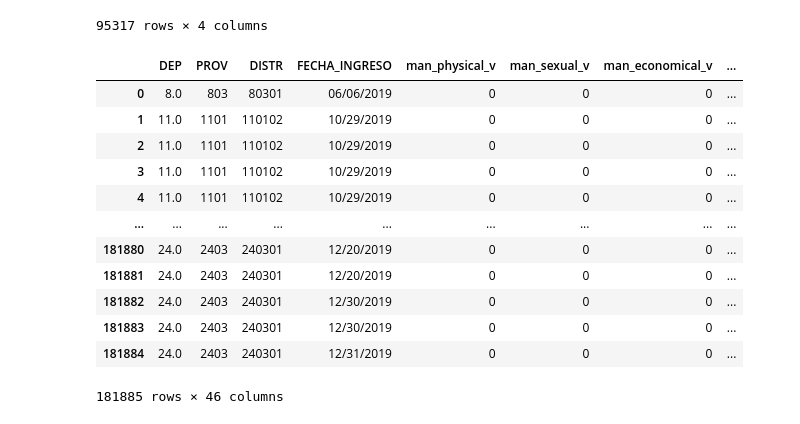
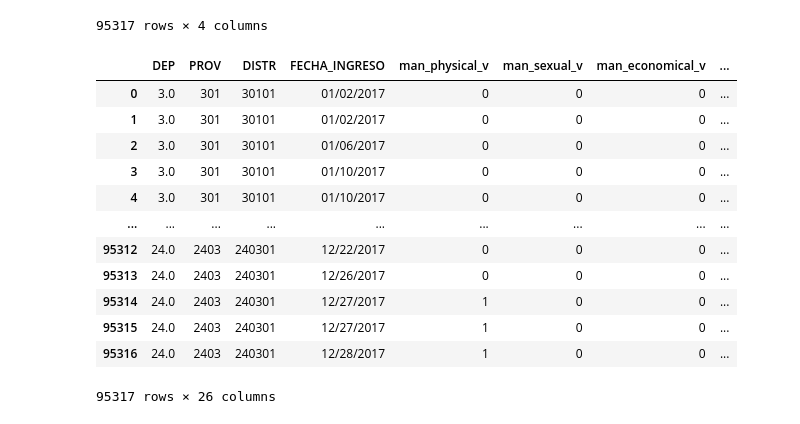
Before and after one commit to hpunk/thesis_preprocessing, a Jupyter notebook: APP_impact_module/preprocessing_impact_cem_data.ipynb, the cells around one changed output. Saved outputs shown, nothing was run; the diff lists cells and outputs as text; code cells hidden in the pictures.

Commit message:
preprocessing impact cem data updated

```diff
--- a/APP_impact_module/preprocessing_impact_cem_data.ipynb
+++ b/APP_impact_module/preprocessing_impact_cem_data.ipynb
@@ -219,20 +221,6 @@ CEM_df_2017_with_ubigeo = add_ubigeo_fields_to_CEM_df(UBIGEO,CEM_df_2017)
 CEM_df_2018_with_ubigeo = add_ubigeo_fields_to_CEM_df(UBIGEO,CEM_df_2018)
 CEM_df_2019_with_ubigeo = add_ubigeo_fields_to_CEM_df(UBIGEO,CEM_df_2019)
 CEM_df_2020_with_ubigeo = add_ubigeo_fields_to_CEM_df(UBIGEO,CEM_df_2020)
-# %%
-def generate_days_ubigeo_base(cem_df):
-    days = cem_df['FECHA_INGRESO'].unique()
-    ubigeos = cem_df['DISTR'].unique()
-    DATE = []
-    DISTR = []
-    for i in range(len(days)):
-        for j in range(len(ubigeos)):
-            DATE.append(days[i])
-            DISTR.append(ubigeos[j])
-
-    data = {'DATE':DATE,'DISTR':DISTR}
-    response_df = pd.DataFrame(data)
-    return response_df
 # %%
 def generate_days_ubigeo_base(cem_df):
     return cem_df[['DEP','PROV','DISTR','FECHA_INGRESO']]
@@ -927,22 +498,22 @@ days_ubigeo_base_2017 = poblate_df(days_ubigeo_base_2017,CEM_df_2017_with_ubigeo
 days_ubigeo_base_2018 = poblate_df(days_ubigeo_base_2018,CEM_df_2018_with_ubigeo,2018)
 days_ubigeo_base_2019 = poblate_df(days_ubigeo_base_2019,CEM_df_2019_with_ubigeo,2019)
 days_ubigeo_base_2020 = poblate_df(days_ubigeo_base_2020,CEM_df_2020_with_ubigeo,2020)
-# %%
-days_ubigeo_base_2019
-# %% [output]
-|  | DEP | PROV | DISTR | FECHA_INGRESO | man_physical_v | man_sexual_v | man_economical_v | ... |
-| 0 | 8.0 | 803 | 80301 | 06/06/2019 | 0 | 0 | 0 | ... |
-| 1 | 11.0 | 1101 | 110102 | 10/29/2019 | 0 | 0 | 0 | ... |
-| 2 | 11.0 | 1101 | 110102 | 10/29/2019 | 0 | 0 | 0 | ... |
-| 3 | 11.0 | 1101 | 110102 | 10/29/2019 | 0 | 0 | 0 | ... |
-| 4 | 11.0 | 1101 | 110102 | 10/29/2019 | 0 | 0 | 0 | ... |
-| ... | ... | ... | ... | ... | ... | ... | ... | ... |
-| 181880 | 24.0 | 2403 | 240301 | 12/20/2019 | 0 | 0 | 0 | ... |
-| 181881 | 24.0 | 2403 | 240301 | 12/20/2019 | 0 | 0 | 0 | ... |
-| 181882 | 24.0 | 2403 | 240301 | 12/30/2019 | 0 | 0 | 0 | ... |
-| 181883 | 24.0 | 2403 | 240301 | 12/30/2019 | 0 | 0 | 0 | ... |
-| 181884 | 24.0 | 2403 | 240301 | 12/31/2019 | 0 | 0 | 0 | ... |
-181885 rows × 46 columns
+# %%
+days_ubigeo_base_2017
+# %% [output]
+|  | DEP | PROV | DISTR | FECHA_INGRESO | man_physical_v | man_sexual_v | man_economical_v | ... |
+| 0 | 3.0 | 301 | 30101 | 01/02/2017 | 0 | 0 | 0 | ... |
+| 1 | 3.0 | 301 | 30101 | 01/02/2017 | 0 | 0 | 0 | ... |
+| 2 | 3.0 | 301 | 30101 | 01/06/2017 | 0 | 0 | 0 | ... |
+| 3 | 3.0 | 301 | 30101 | 01/10/2017 | 0 | 0 | 0 | ... |
+| 4 | 3.0 | 301 | 30101 | 01/10/2017 | 0 | 0 | 0 | ... |
+| ... | ... | ... | ... | ... | ... | ... | ... | ... |
+| 95312 | 24.0 | 2403 | 240301 | 12/22/2017 | 0 | 0 | 0 | ... |
+| 95313 | 24.0 | 2403 | 240301 | 12/26/2017 | 0 | 0 | 0 | ... |
+| 95314 | 24.0 | 2403 | 240301 | 12/27/2017 | 1 | 0 | 0 | ... |
+| 95315 | 24.0 | 2403 | 240301 | 12/27/2017 | 1 | 0 | 0 | ... |
+| 95316 | 24.0 | 2403 | 240301 | 12/28/2017 | 1 | 0 | 0 | ... |
+95317 rows × 26 columns
 # %%
 #agregamos semanas a todos
 days_ubigeo_base_2017 = add_week(days_ubigeo_base_2017,WEEK_DAY_MAPPING)
```
Also changed, not shown: parts of 15 cells of this notebook.
